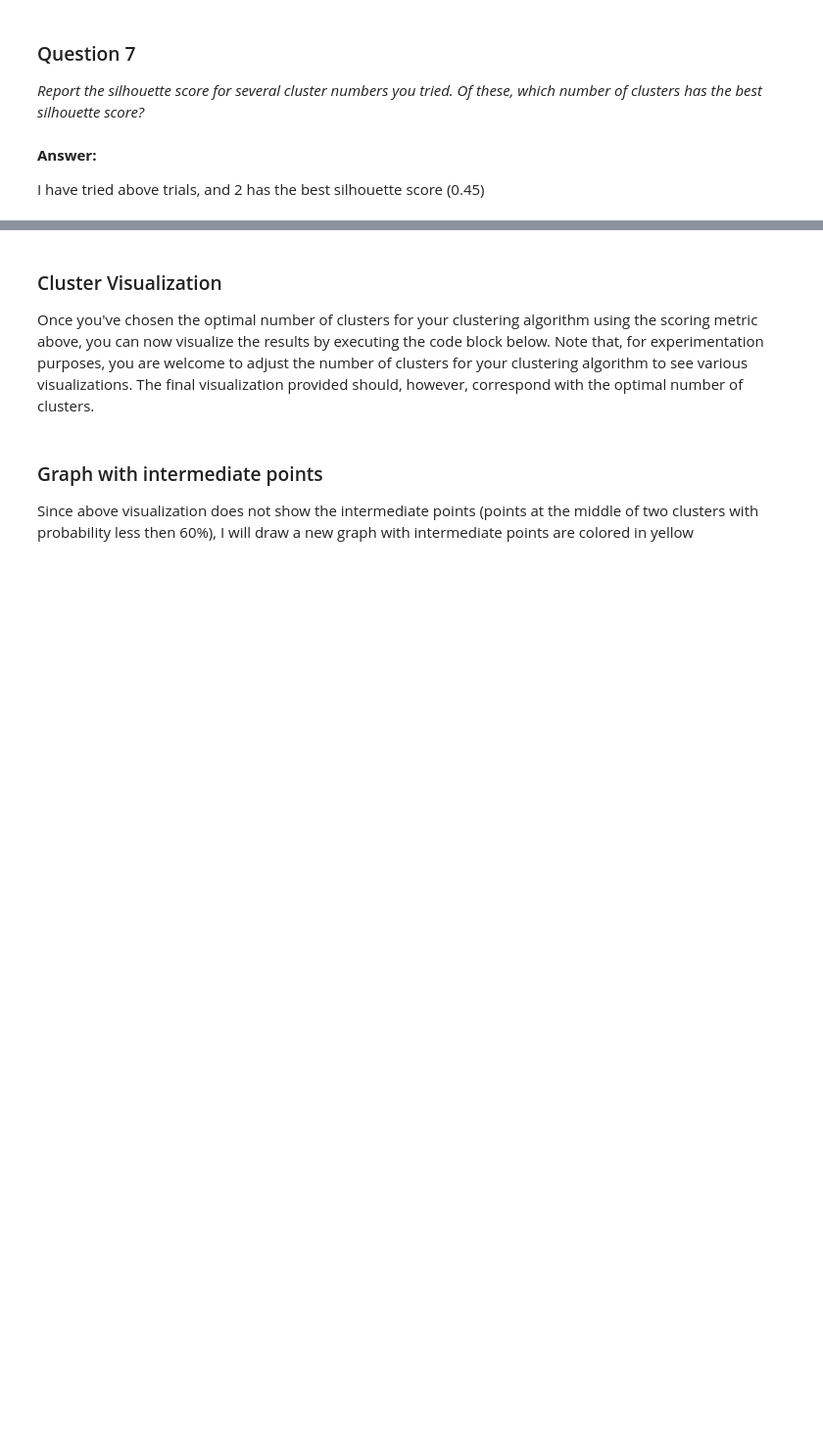
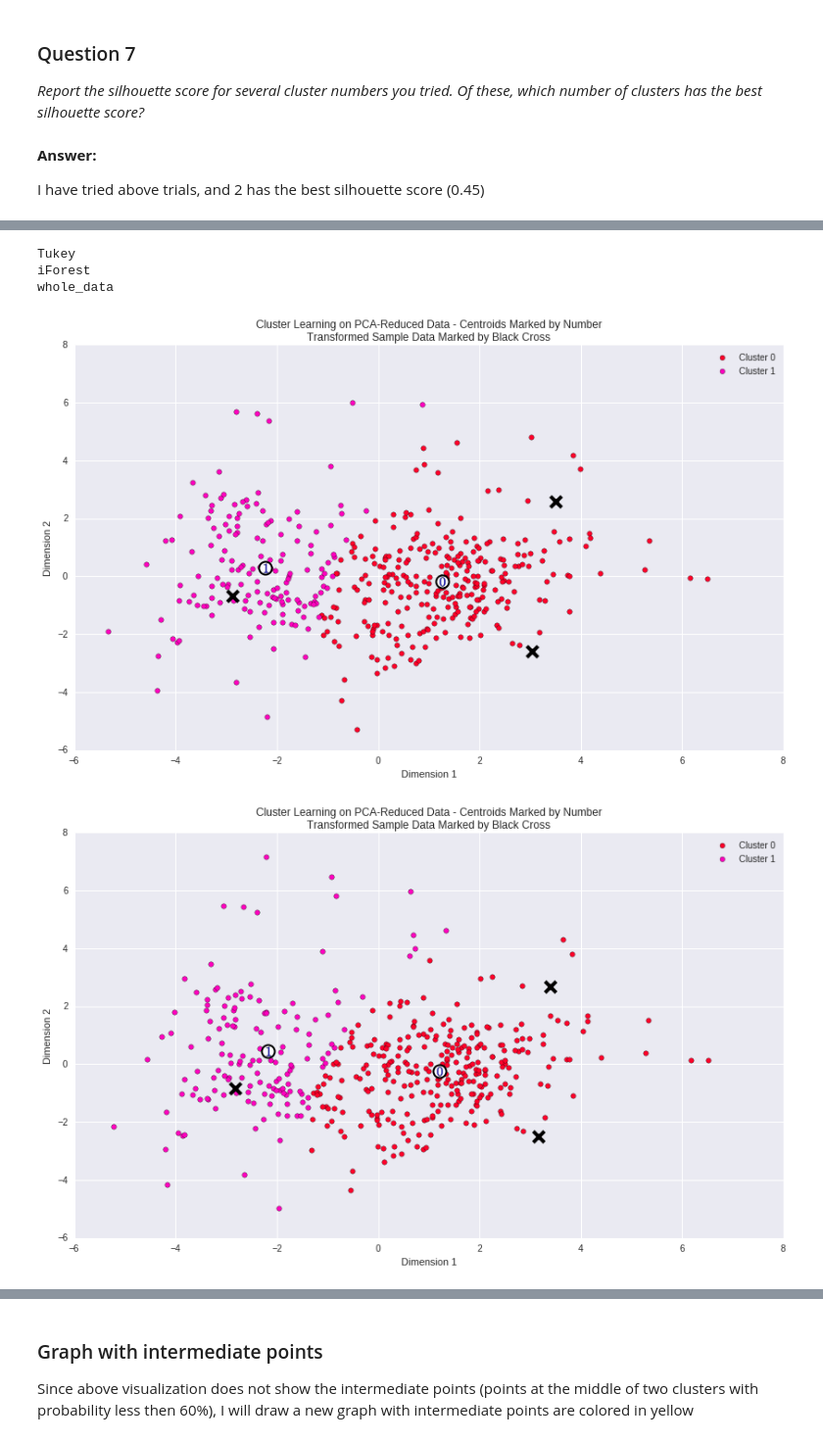
Before and after one commit to afcarl/Udacity-MLND-Project3, a Jupyter notebook: customer_segments.ipynb, the cells around one changed output, grey strips where cells are left out. Shown at 98% size. Cells and saved outputs as stored; diff of their text form; code cells hidden in the pictures; blank space fills up the shorter version.

Commit message:
feat: Isolation Forest, Tukey, and original dataset are compared through questions

```diff
--- a/customer_segments.ipynb
+++ b/customer_segments.ipynb
@@ -811,5 +882,7 @@ pca_results = rs.pca_results(good_data, pca)
 ### Observation
 Run the code below to see how the log-transformed sample data has changed after having a PCA transformation applied to it using only two dimensions. Observe how the values for the first two dimensions remains unchanged when compared to a PCA transformation in six dimensions.
 # %%
-# Display sample log-data after applying PCA transformation in two dimensions
-display(pd.DataFrame(np.round(pca_samples, 4), columns = ['Dimension 1', 'Dimension 2']))
+for key in all_pca.keys():
+    # Display sample log-data after applying PCA transformation in two dimensions
+    print "{0} explained:".format(key)
+    display(pd.DataFrame(np.round(all_pca_samples[key], 4), columns = ['Dimension 1', 'Dimension 2']))
@@ -865,0 +961,12 @@ for comp in components:
+# %%
+all_best_comp = {}
+
+for key, val in all_reduced_data.iteritems():
+    print "{0} explained: ".format(key)
+    scores = create_cluster(val)
+    max_score_comp = max(scores, key=scores.get)
+    print "--------------------------------------"
+    print "num of components with max score: {0}".format(max_score_comp)
+    print "silhouette_score: {0}".format(scores[max_score_comp])
+    print "\n"
+    all_best_comp[key] = max_score_comp
@@ -873,12 +1002,23 @@ I have tried above trials, and 2 has the best silhouette score (0.45)
 # %%
-# best number of clusters is 2
-gmm_clusterer = mixture.GaussianMixture(n_components=2).fit(reduced_data)
+for key in all_pca.keys():
+    print key
+    # best number of clusters is 2
+    gmm_clusterer = mixture.GaussianMixture(n_components=all_best_comp[key]).fit(all_reduced_data[key])
 
-# TODO: Predict the cluster for each data point
-gmm_preds = gmm_clusterer.predict(reduced_data)
+    # TODO: Predict the cluster for each data point
+    gmm_preds = gmm_clusterer.predict(all_reduced_data[key])
 
-# TODO: Find the cluster centers
-gmm_centers = gmm_clusterer.means_
+    # TODO: Find the cluster centers
+    gmm_centers = gmm_clusterer.means_
 
-# TODO: Predict the cluster for each transformed sample data point
-gmm_sample_preds = gmm_clusterer.predict(pca_samples)
+    # TODO: Predict the cluster for each transformed sample data point
+    gmm_sample_preds = gmm_clusterer.predict(all_pca_samples[key])
+
+    # Display the results of the clustering from implementation
+    rs.cluster_results(all_reduced_data[key], gmm_preds, gmm_centers, all_pca_samples[key])
+# %% [output]
+Tukey
+iForest
+whole_data
+[figure, added]
+[figure, added]
@@ -885,3 +1025,0 @@ gmm_sample_preds = gmm_clusterer.predict(pca_samples)
-# %% [markdown]
-### Cluster Visualization
-Once you've chosen the optimal number of clusters for your clustering algorithm using the scoring metric above, you can now visualize the results by executing the code block below. Note that, for experimentation purposes, you are welcome to adjust the number of clusters for your clustering algorithm to see various visualizations. The final visualization provided should, however, correspond with the optimal number of clusters.
```
Also changed, not shown: parts of 13 cells of this notebook.
